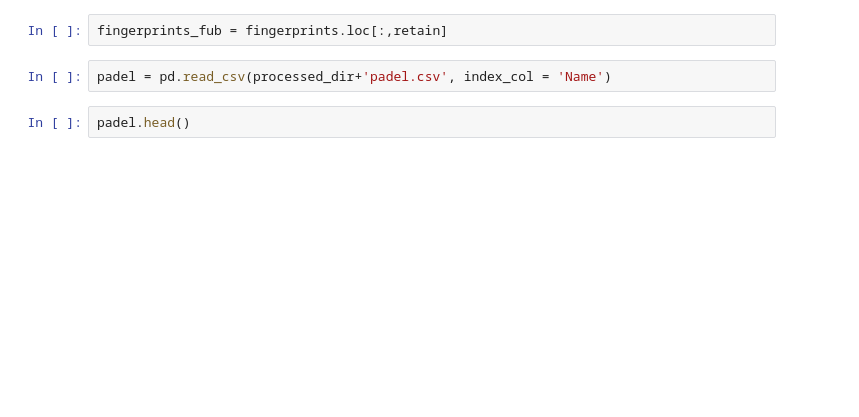
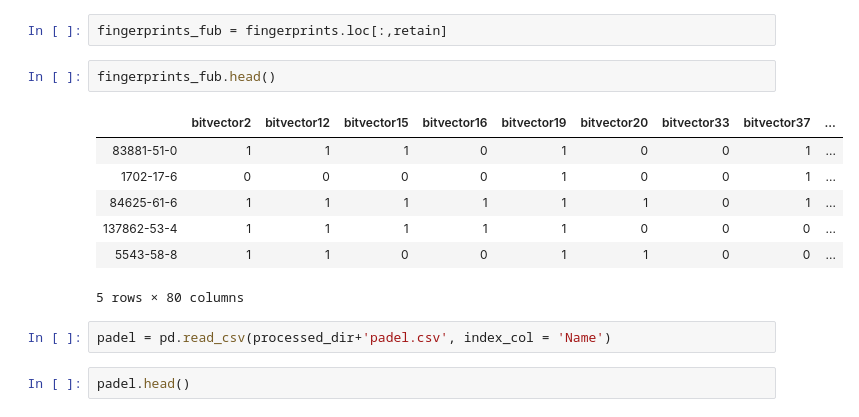
Before and after one commit to patlewig/httk, a Jupyter notebook: notebooks/04_Fub_predictions_updated.ipynb, the cells around one changed output. Cells and saved outputs as stored; diff of their text form; blank space fills up the shorter version.

```diff
--- a/notebooks/04_Fub_predictions_updated.ipynb
+++ b/notebooks/04_Fub_predictions_updated.ipynb
@@ -178,5 +173,15 @@ fingerprints
 # %%
 fingerprints_fub = fingerprints.loc[:,retain]
+# %%
+fingerprints_fub.head()
+# %% [output]
+|  | bitvector2 | bitvector12 | bitvector15 | bitvector16 | bitvector19 | bitvector20 | bitvector33 | bitvector37 | ... |
+| 83881-51-0 | 1 | 1 | 1 | 0 | 1 | 0 | 0 | 1 | ... |
+| 1702-17-6 | 0 | 0 | 0 | 0 | 1 | 0 | 0 | 1 | ... |
+| 84625-61-6 | 1 | 1 | 1 | 1 | 1 | 1 | 0 | 1 | ... |
+| 137862-53-4 | 1 | 1 | 1 | 1 | 1 | 0 | 0 | 0 | ... |
+| 5543-58-8 | 1 | 1 | 0 | 0 | 1 | 1 | 0 | 0 | ... |
+5 rows × 80 columns
 # %%
 padel = pd.read_csv(processed_dir+'padel.csv', index_col = 'Name')
 # %%
```
Also changed, not shown: parts of 15 cells of this notebook.
